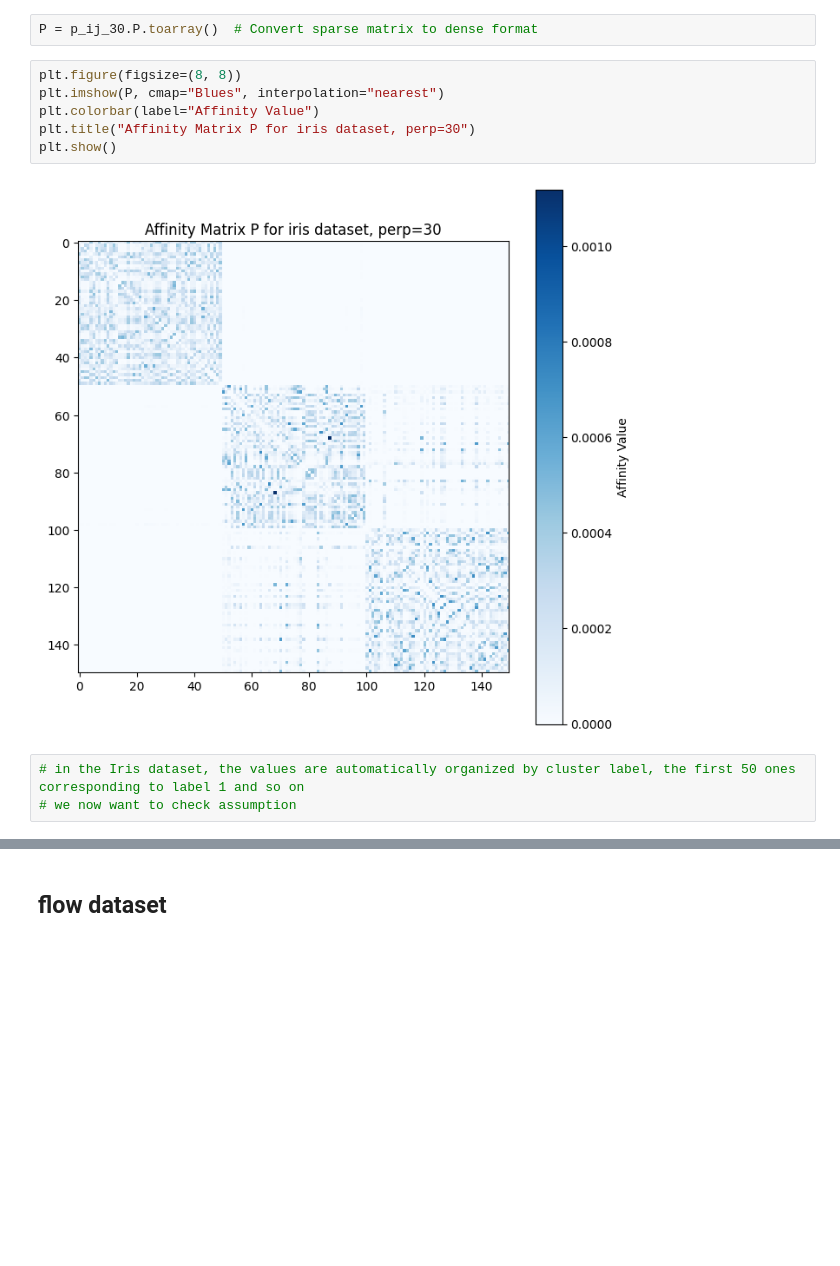
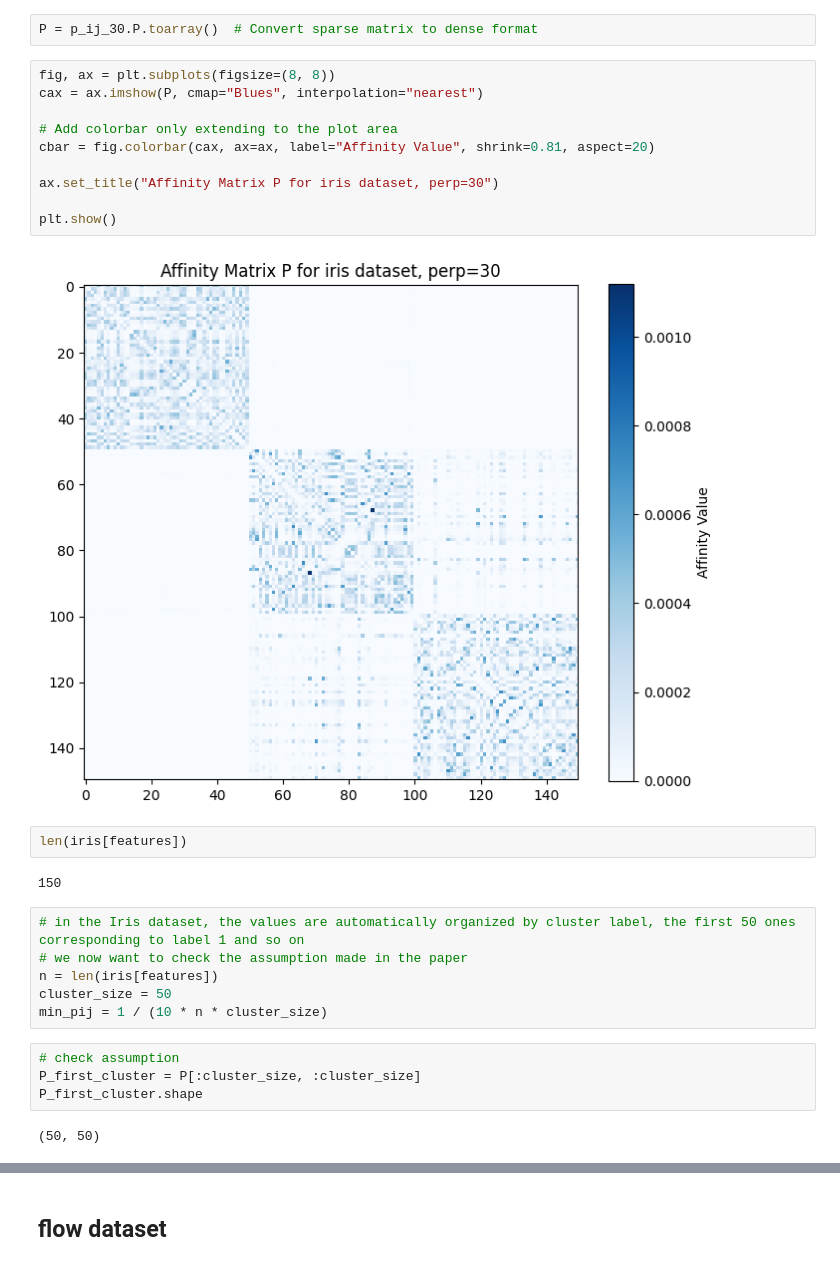
Before and after one commit to giSolve/thesis, a Jupyter notebook: code/theoretical_clustering_guarantees.ipynb, the cells around one changed output, grey strips where cells are left out. Cells and saved outputs as stored; diff of their text form; blank space fills up the shorter version.

```diff
--- a/code/theoretical_clustering_guarantees.ipynb
+++ b/code/theoretical_clustering_guarantees.ipynb
@@ -63,13 +101,30 @@ p_ij_30 = openTSNE.affinity.PerplexityBasedNN(
 # %%
 P = p_ij_30.P.toarray()  # Convert sparse matrix to dense format
 # %%
-plt.figure(figsize=(8, 8))
-plt.imshow(P, cmap="Blues", interpolation="nearest")
-plt.colorbar(label="Affinity Value")
-plt.title("Affinity Matrix P for iris dataset, perp=30")
+fig, ax = plt.subplots(figsize=(8, 8))
+cax = ax.imshow(P, cmap="Blues", interpolation="nearest")
+
+# Add colorbar only extending to the plot area
+cbar = fig.colorbar(cax, ax=ax, label="Affinity Value", shrink=0.81, aspect=20)
+
+ax.set_title("Affinity Matrix P for iris dataset, perp=30")
+
 plt.show()
 # %% [output]
-[figure, old version]
+[figure, new version]
+# %%
+len(iris[features])
+# %% [output]
+150
 # %%
 # in the Iris dataset, the values are automatically organized by cluster label, the first 50 ones corresponding to label 1 and so on
-# we now want to check assumption
+# we now want to check the assumption made in the paper
+n = len(iris[features])
+cluster_size = 50
+min_pij = 1 / (10 * n * cluster_size)
+# %%
+# check assumption
+P_first_cluster = P[:cluster_size, :cluster_size]
+P_first_cluster.shape
+# %% [output]
+(50, 50)
```
Also changed, not shown: parts of 11 cells of this notebook, 1 other file.
